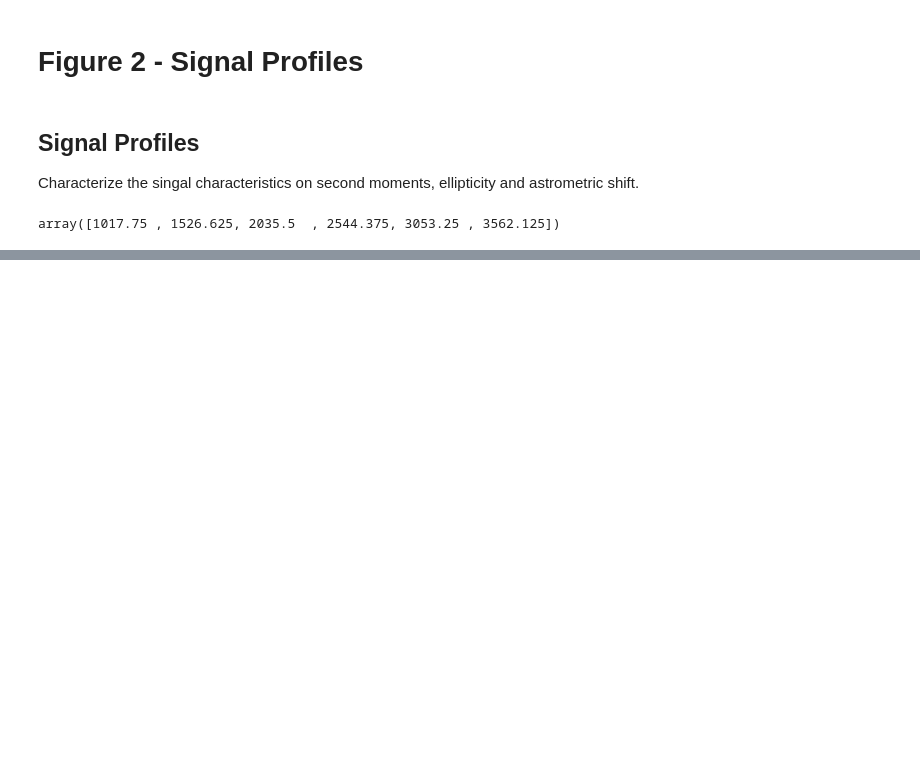
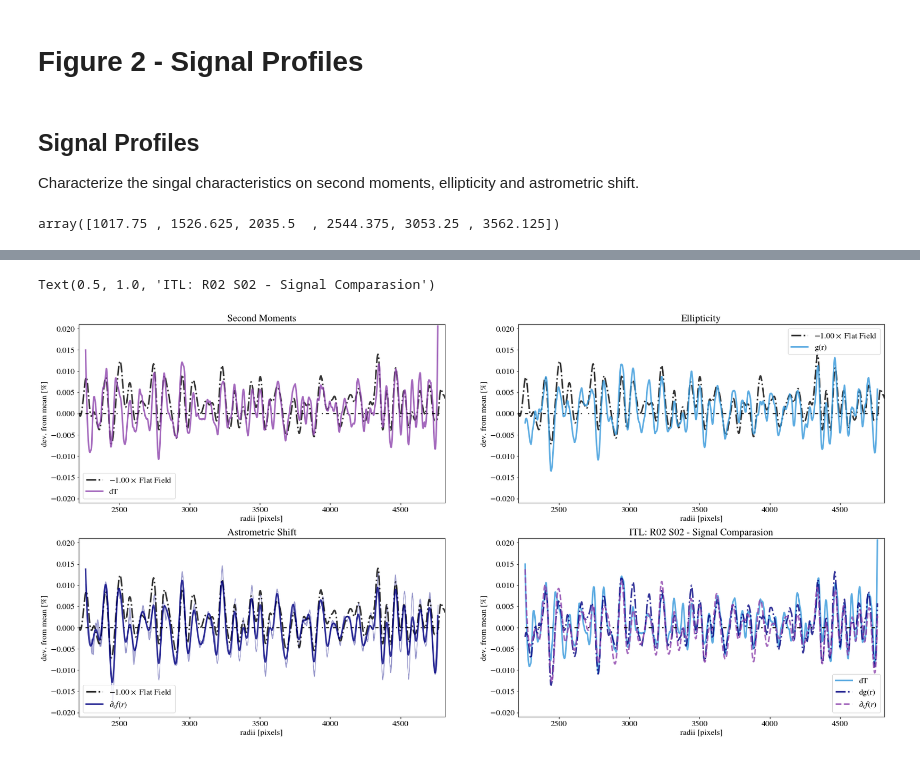
Before and after one commit to estevesjh/lsst-treeRing, a Jupyter notebook: PaperFigures.ipynb, the cells around one changed output, grey strips where cells are left out. Saved outputs shown, nothing was run; the diff lists cells and outputs as text; code cells hidden in the pictures; blank space fills up the shorter version.

```diff
--- a/PaperFigures.ipynb
+++ b/PaperFigures.ipynb
@@ -636,0 +553,6 @@ fig.savefig('figures/fig_5.pdf', dpi=240, format='pdf', bbox_inches='tight')
+# %%
+sensor = 'e2v'
+dr = np.load('profiles/polar_{}_{}.npy'.format(sensor,'dr'))
+dT = np.load('profiles/polar_{}_{}.npy'.format(sensor,'dT'))
+dg = np.load('profiles/polar_{}_{}.npy'.format(sensor,'dgr'))
+dF = np.load('profiles/polar_{}_{}.npy'.format(sensor,'flat_norm'))
@@ -636,0 +621,7 @@ fig.savefig('figures/fig_5.pdf', dpi=240, format='pdf', bbox_inches='tight')
+# %%
+#fs     = 91
+window = 71
+p      = 3
+
+dr2 = [dr[0]]
+dr2+= [savgol_filter(signal, window, polyorder = p, deriv=1) for signal in dr[1:]]
@@ -636,0 +630,56 @@ fig.savefig('figures/fig_5.pdf', dpi=240, format='pdf', bbox_inches='tight')
+# %%
+colors = ['#E74C3C','#8E44AD','#3498DB','#16A085','#16A085','#000080','k']
+# %%
+fig, axs = plt.subplots(2, 2, figsize=(28, 2*6+2))
+
+ax = axs[0,0]
+factor = 1.#get_factor(dF,dT)
+plot_signal(dF,label=r'$ %.2f \times $ Flat Field'%(-1*factor),
+             ax=ax,factor=-1*factor,unit='%',color=colors[-1],ls='-.')
+plot_signal(dT,label='dT',ax=ax,fill=False,color=colors[1])
+ax.legend(fontsize=16)
+ymax = 3*np.std(dg[1])
+ax.legend(fontsize=16)
+ax.set_xlim(rmin,rmax)
+ax.set_ylim(-ymax,ymax)
+ax.set_title('Second Moments')
+
+ax = axs[0,1]
+factor = 1.
+plot_signal(dF,label=r'$ %.2f \times $ Flat Field'%(-1*factor),
+             ax=ax,factor=-1*factor,unit='%',color=colors[-1],ls='-.')
+plot_signal(dg,label='g(r)',ax=ax,fill=False,color=colors[2])
+ax.legend(fontsize=16)
+#ymax = 3*np.std(dg[1])
+ax.legend(fontsize=16)
+ax.set_xlim(rmin,rmax)
+ax.set_ylim(-ymax,ymax)
+ax.set_title('Ellipticity')
+
+ax     = axs[1,0]
+factor = 1.
+plot_signal(dF,label=r'$%.2f \times$ %s'%(-1*factor,'Flat Field'),ax=ax,
+            factor=-1*factor, fill=False,unit='%',color=colors[-1],ls='-.')
+plot_signal(dr2,label='$\partial_r f(r)$',ax=ax,fill=True,color=colors[5])
+#ymax = 3*np.std(dr2[1])
+ax.legend(fontsize=16)
+ax.set_xlim(rmin,rmax)
+ax.set_ylim(-ymax,ymax)
+ax.set_title('Astrometric Shift')
+
+ax = axs[1,1]
+factor = 1.#get_factor(dT,dr2,is_range=False)
+plot_signal(dT,label=r'%s'%('dT'),ax=ax,factor=+1.,fill=False,unit='%',color=colors[2])
+plot_signal(dg,label=r'%s'%('dg(r)') ,ax=ax,factor=+1.,fill=False,unit='%',color=colors[5],ls='-.')
+plot_signal(dr2,label=r'$\partial_r f(r)$',ax=ax,fill=False,color=colors[1],ls='--')
+ax.legend(fontsize=16)
+
+#ymax = 3*np.std(dr2[1])
+ax.legend(fontsize=16)
+ax.set_xlim(rmin,rmax)
+ax.set_ylim(-ymax,ymax)
+ax.set_title(title+' - Signal Comparasion')
+#fig.savefig('figures/fig_5.pdf', dpi=240, format='pdf', bbox_inches='tight')
+# %% [output]
+Text(0.5, 1.0, 'ITL: R02 S02 - Signal Comparasion')
+[figure, added]
```
Also changed, not shown: parts of 34 cells of this notebook, 10 other files.
